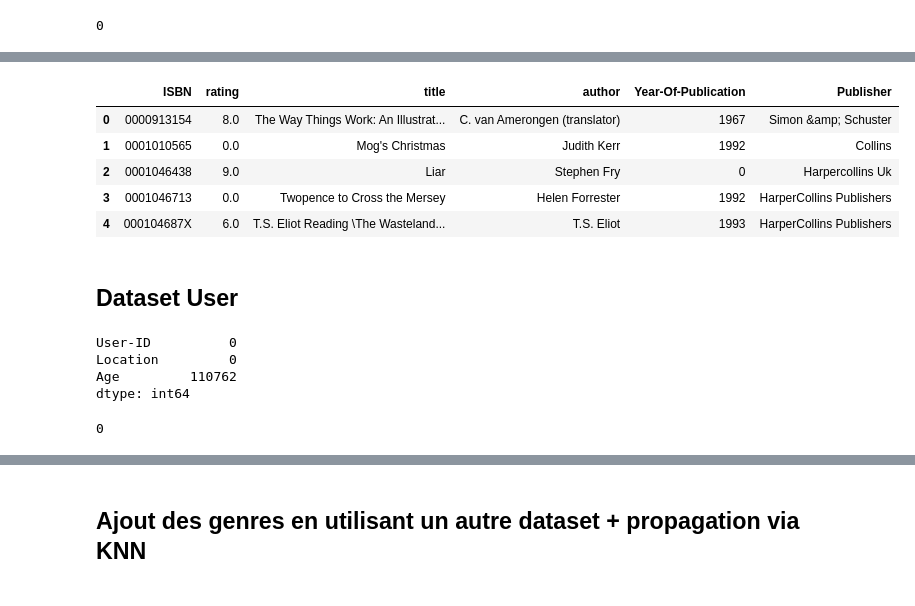
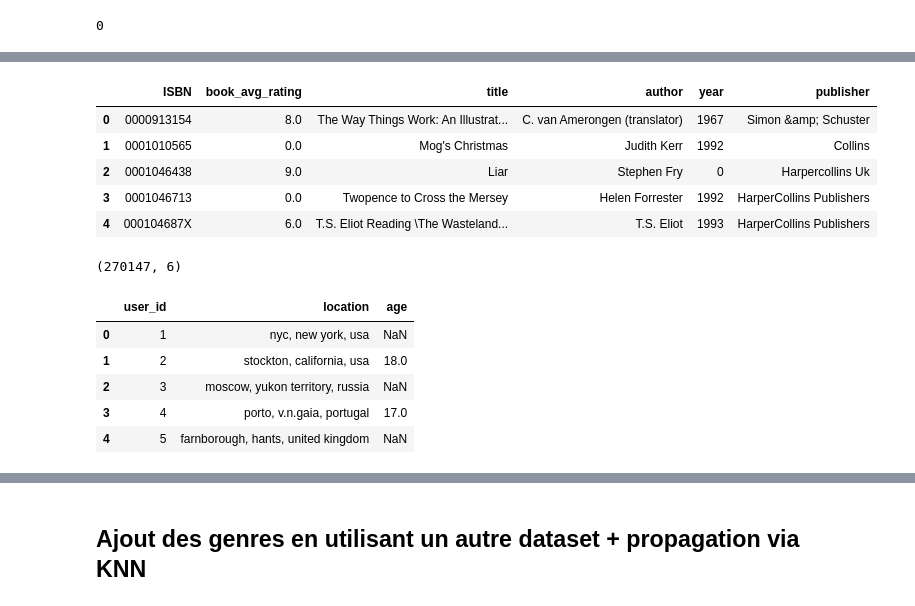
Before and after one commit to redyddm/projet_ter, a Jupyter notebook: recommandation.ipynb, the cells around one changed output, grey strips where cells are left out. Cells and saved outputs as stored; diff of their text form; code cells hidden in the pictures.

```diff
--- a/recommandation.ipynb
+++ b/recommandation.ipynb
@@ -72,3 +153 @@ books_nan
-# %%
-books.fillna('Unknown', inplace=True)
 # %%
@@ -81,0 +162,3 @@ books.iloc[mask[0]]
+# %%
+books.dropna(inplace=True)
+books.isnull().sum()
@@ -93,6 +187,3 @@ lignes a verif :
 books.duplicated().sum()
 # %% [output]
 0
-# %%
-ratings.rename(columns={'Book-Rating':'rating'}, inplace=True)
-ratings.head()
@@ -185,6 +235,6 @@ ratings_test.head()
 # %%
-book_rating_stats = ratings.groupby('ISBN')['rating'].mean().reset_index()
-book_rating_stats
+book_rating = ratings.groupby('ISBN')['rating'].mean().reset_index()
+book_rating.head()
 # %% [output]
 |  | ISBN | rating |
 | 0 | 0330299891 | 3.0 |
@@ -212,23 +282,24 @@ Name: 107, dtype: object
 # %%
-books_w_ratings=book_rating_stats.merge(books, on='ISBN')
-books_w_ratings.head()
+books_avg_ratings=book_rating.merge(books, on='ISBN')
+books_avg_ratings.rename(columns={'rating':'book_avg_rating'}, inplace=True)
+books_avg_ratings.head()
 # %% [output]
-|  | ISBN | rating | title | author | Year-Of-Publication | Publisher |
+|  | ISBN | book_avg_rating | title | author | year | publisher |
 | 0 | 0000913154 | 8.0 | The Way Things Work: An Illustrat... | C. van Amerongen (translator) | 1967 | Simon &amp; Schuster |
 | 1 | 0001010565 | 0.0 | Mog's Christmas | Judith Kerr | 1992 | Collins |
 | 2 | 0001046438 | 9.0 | Liar | Stephen Fry | 0 | Harpercollins Uk |
 | 3 | 0001046713 | 0.0 | Twopence to Cross the Mersey | Helen Forrester | 1992 | HarperCollins Publishers |
 | 4 | 000104687X | 6.0 | T.S. Eliot Reading \The Wasteland... | T.S. Eliot | 1993 | HarperCollins Publishers |
-# %% [markdown]
-## Dataset User
-# %%
-users.isna().sum()
-# %% [output]
-User-ID          0
-Location         0
-Age         110762
-dtype: int64
-# %%
-users.duplicated().sum()
-# %% [output]
-0
+# %%
+books_avg_ratings.shape
+# %% [output]
+(270147, 6)
+# %%
+users.head()
+# %% [output]
+|  | user_id | location | age |
+| 0 | 1 | nyc, new york, usa | NaN |
+| 1 | 2 | stockton, california, usa | 18.0 |
+| 2 | 3 | moscow, yukon territory, russia | NaN |
+| 3 | 4 | porto, v.n.gaia, portugal | 17.0 |
+| 4 | 5 | farnborough, hants, united kingdom | NaN |
```
Also changed, not shown: parts of 38 cells of this notebook.
